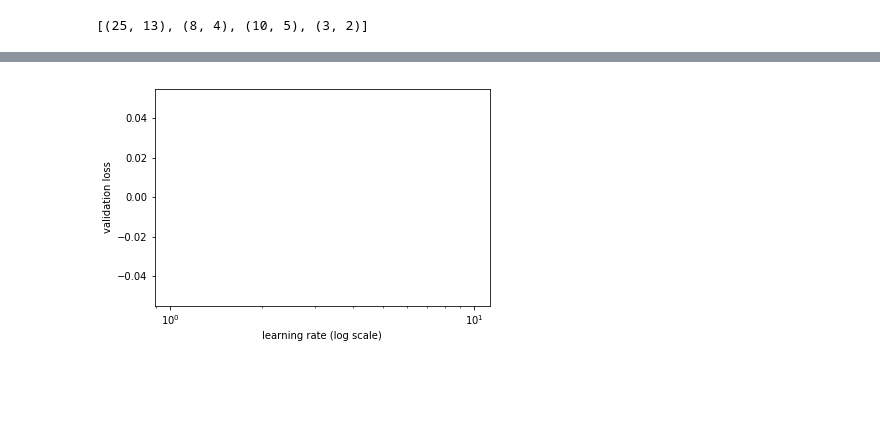
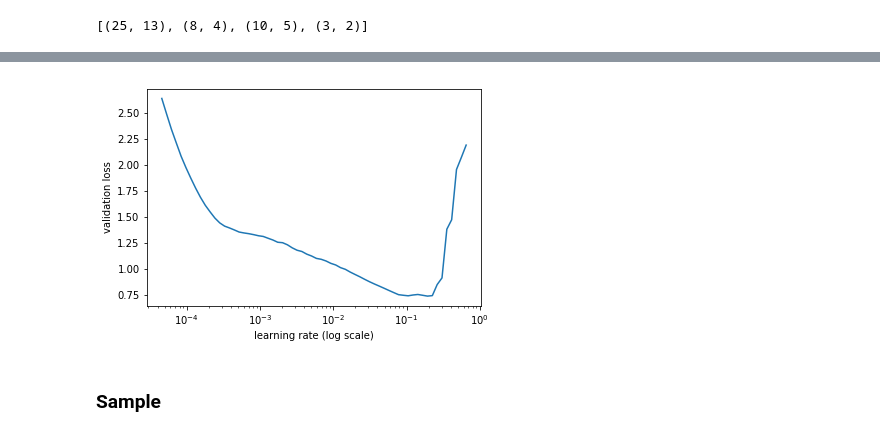
Before and after one commit to iaghidro/stock-predictor, a Jupyter notebook: fastAI/stockPredictor.ipynb, the cells around one changed output, grey strips where cells are left out. Saved outputs shown, nothing was run; the diff lists cells and outputs as text; code cells hidden in the pictures; blank space fills up the shorter version.

```diff
--- a/fastAI/stockPredictor.ipynb
+++ b/fastAI/stockPredictor.ipynb
@@ -367,6 +344,8 @@ m.lr_find()
 # %% [output]
 [interactive output not drawn]
 # %%
-m.sched.plot(100)
+m.sched.plot(10)
 # %% [output]
-[figure, old version]
+[figure, new version]
+# %% [markdown]
+### Sample
```
Also changed, not shown: parts of 35 cells of this notebook, 1 other file.
